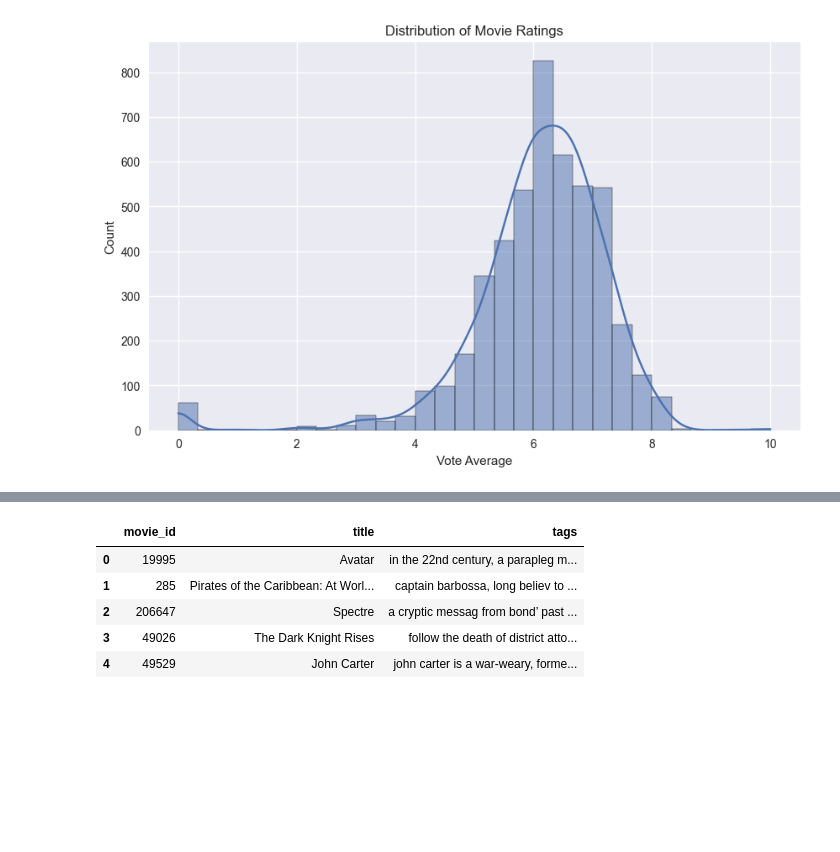
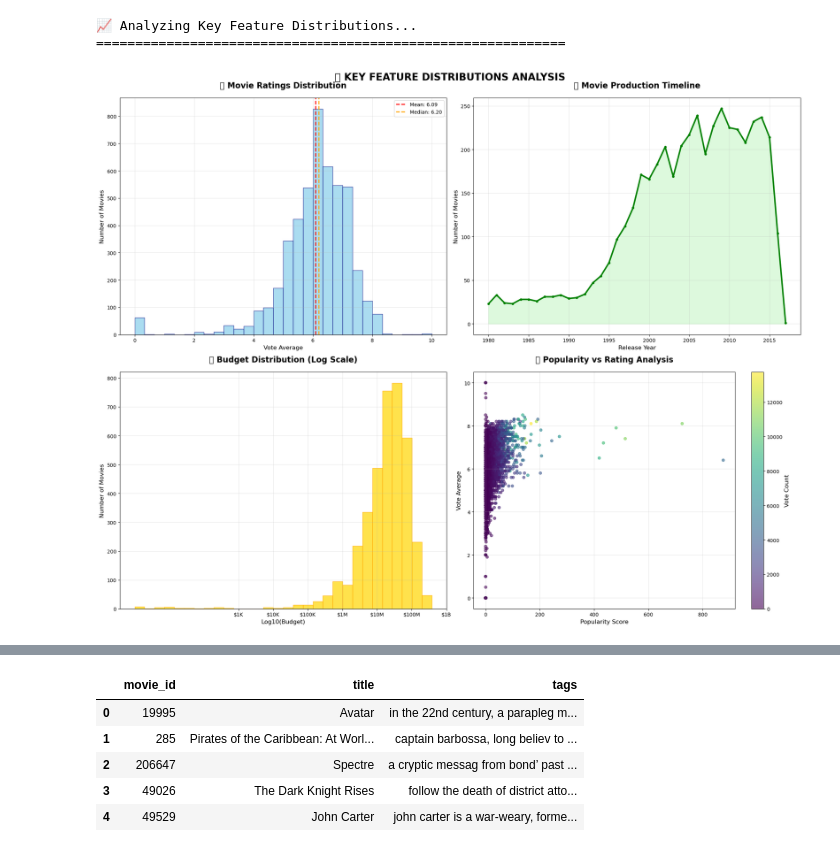
Before and after one commit to SajjadKhanYousafzai/Movie-Recommender-System, a Jupyter notebook: movie_recommend_system.ipynb, the cells around one changed output, grey strips where cells are left out. Cells and saved outputs as stored; diff of their text form; code cells hidden in the pictures; blank space fills up the shorter version.

```diff
--- a/movie_recommend_system.ipynb
+++ b/movie_recommend_system.ipynb
@@ -155,11 +614,75 @@ Zero Revenue Count: 1427
 # %%
+# 📈 SECTION 5: DISTRIBUTION ANALYSIS & KEY METRICS
 
-# Distribution of vote_average
-plt.figure(figsize=(10, 6))
-sns.histplot(df['vote_average'], bins=30, kde=True)
-plt.title('Distribution of Movie Ratings')
-plt.xlabel('Vote Average')
-plt.ylabel('Count')
+print("📈 Analyzing Key Feature Distributions...")
+print("=" * 60)
+
+# Create comprehensive distribution analysis
+fig, ((ax1, ax2), (ax3, ax4)) = plt.subplots(2, 2, figsize=(20, 16))
+fig.suptitle('📊 KEY FEATURE DISTRIBUTIONS ANALYSIS', fontsize=20, fontweight='bold', y=0.98)
+
+# 1. Movie Ratings Distribution
+ax1.hist(df['vote_average'], bins=30, alpha=0.7, color='skyblue', edgecolor='navy', linewidth=1)
+ax1.axvline(df['vote_average'].mean(), color='red', linestyle='--', linewidth=2,
+           label=f'Mean: {df["vote_average"].mean():.2f}')
+ax1.axvline(df['vote_average'].median(), color='orange', linestyle='--', linewidth=2,
+           label=f'Median: {df["vote_average"].median():.2f}')
+ax1.set_title('⭐ Movie Ratings Distribution', fontsize=16, fontweight='bold', pad=20)
+ax1.set_xlabel('Vote Average', fontsize=12)
+ax1.set_ylabel('Number of Movies', fontsize=12)
+ax1.legend()
+ax1.grid(alpha=0.3)
+
+# 2. Release Year Distribution
+df['release_year'] = pd.to_datetime(df['release_date'], errors='coerce').dt.year
+year_counts = df['release_year'].value_counts().sort_index()
+year_counts = year_counts[year_counts.index >= 1980]  # Focus on modern cinema
+
+ax2.plot(year_counts.index, year_counts.values, linewidth=3, color='green', marker='o', markersize=4)
+ax2.fill_between(year_counts.index, year_counts.values, alpha=0.3, color='lightgreen')
+ax2.set_title('📅 Movie Production Timeline', fontsize=16, fontweight='bold', pad=20)
+ax2.set_xlabel('Release Year', fontsize=12)
+ax2.set_ylabel('Number of Movies', fontsize=12)
+ax2.grid(alpha=0.3)
+
+# 3. Budget Distribution (log scale for better visualization)
+budget_clean = df[df['budget'] > 0]['budget']
+ax3.hist(np.log10(budget_clean), bins=30, alpha=0.7, color='gold', edgecolor='orange', linewidth=1)
+ax3.set_title('💰 Budget Distribution (Log Scale)', fontsize=16, fontweight='bold', pad=20)
+ax3.set_xlabel('Log10(Budget)', fontsize=12)
+ax3.set_ylabel('Number of Movies', fontsize=12)
+ax3.grid(alpha=0.3)
+
+# Add budget categories
+budget_labels = ['$1K', '$10K', '$100K', '$1M', '$10M', '$100M', '$1B']
+budget_ticks = [3, 4, 5, 6, 7, 8, 9]
+ax3.set_xticks(budget_ticks)
+ax3.set_xticklabels(budget_labels)
+
+# 4. Popularity vs Rating Scatter
+scatter = ax4.scatter(df['popularity'], df['vote_average'],
+                     c=df['vote_count'], cmap='viridis', alpha=0.6, s=30)
+ax4.set_title('🎯 Popularity vs Rating Analysis', fontsize=16, fontweight='bold', pad=20)
+ax4.set_xlabel('Popularity Score', fontsize=12)
+ax4.set_ylabel('Vote Average', fontsize=12)
+ax4.grid(alpha=0.3)
+
+# Add colorbar
+cbar = plt.colorbar(scatter, ax=ax4)
+cbar.set_label('Vote Count', fontsize=12)
+
+plt.tight_layout()
 plt.show()
+
+# Summary Statistics
+print("📊 DISTRIBUTION SUMMARY:")
+print("-" * 60)
+print(f"⭐ Average Rating: {df['vote_average'].mean():.2f} ± {df['vote_average'].std():.2f}")
+print(f"📅 Most Productive Year: {year_counts.idxmax()} ({year_counts.max()} movies)")
+print(f"💰 Median Budget: ${budget_clean.median():,.0f}")
+print(f"🎯 High-Rated Movies (>7.5): {len(df[df['vote_average'] > 7.5]):,} ({len(df[df['vote_average'] > 7.5])/len(df)*100:.1f}%)")
+print("=" * 60)
 # %% [output]
+📈 Analyzing Key Feature Distributions...
+============================================================
-[figure, old version]
+[figure, new version]
```
Also changed, not shown: parts of 28 cells of this notebook, 14 other files.
